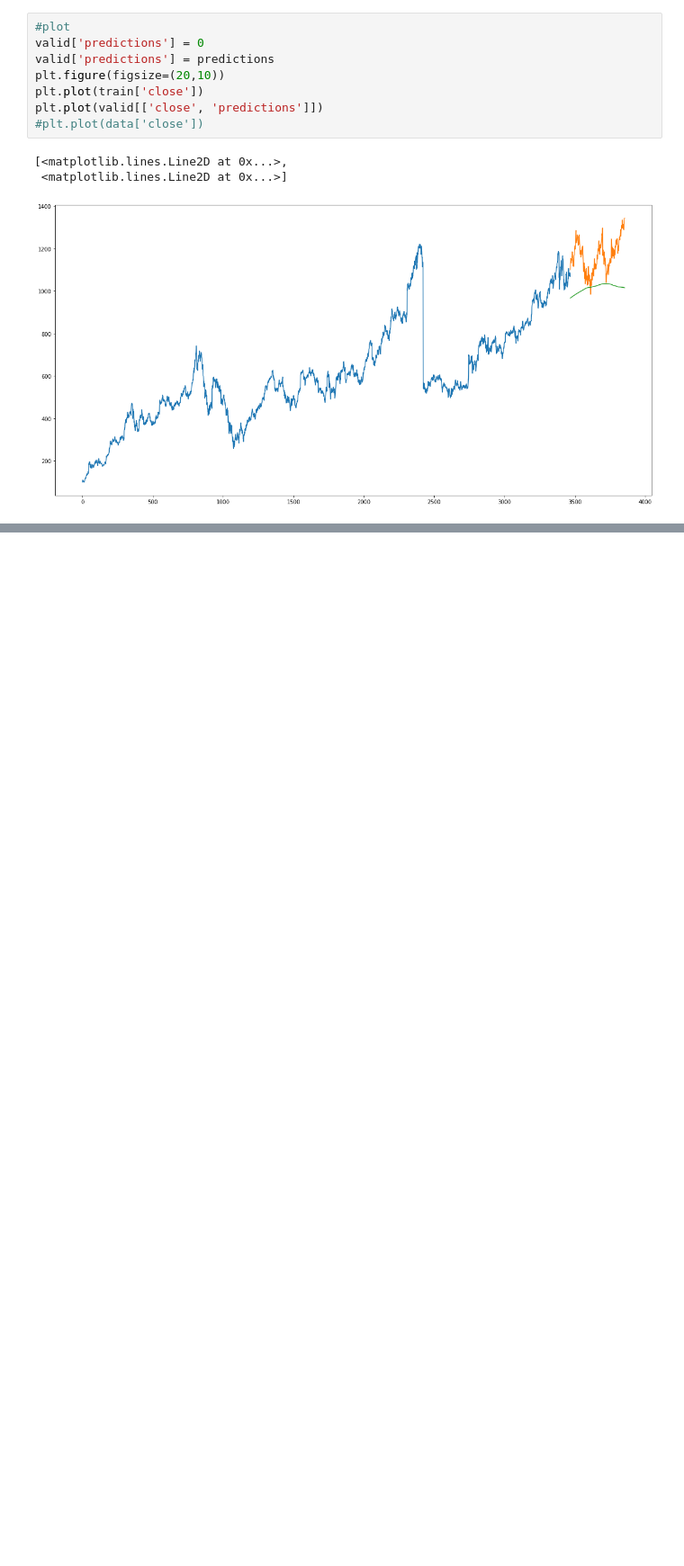
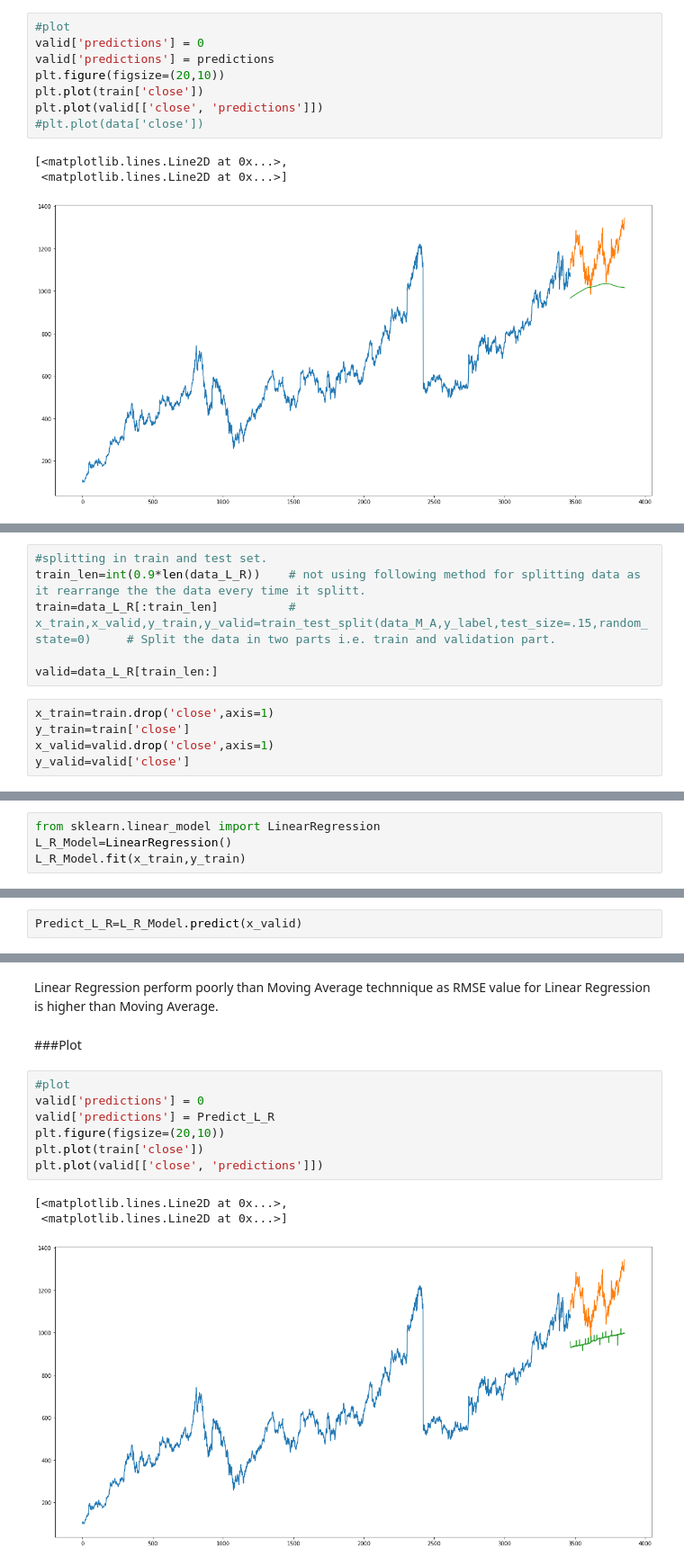
Before and after one commit to Rahullnitp/Alphabet_Inc_Stock_Market_Prediction, a Jupyter notebook: Alphabet_Inc_Stock_Market_Prediction.ipynb, the cells around one changed output, grey strips where cells are left out. Shown: that part at 90% size. Saved outputs shown, nothing was run; the diff lists cells and outputs as text; blank space fills up the shorter version.

Commit message:
Linear_Regression_Prediction_And_Visualization

```diff
--- a/Alphabet_Inc_Stock_Market_Prediction.ipynb
+++ b/Alphabet_Inc_Stock_Market_Prediction.ipynb
@@ -200,0 +305,11 @@ plt.plot(valid[['close', 'predictions']])
+# %%
+#splitting in train and test set.
+train_len=int(0.9*len(data_L_R))    # not using following method for splitting data as it rearrange the the data every time it splitt.
+train=data_L_R[:train_len]          # x_train,x_valid,y_train,y_valid=train_test_split(data_M_A,y_label,test_size=.15,random_state=0)     # Split the data in two parts i.e. train and validation part.
+
+valid=data_L_R[train_len:]
+# %%
+x_train=train.drop('close',axis=1)
+y_train=train['close']
+x_valid=valid.drop('close',axis=1)
+y_valid=valid['close']
@@ -200,0 +318,4 @@ plt.plot(valid[['close', 'predictions']])
+# %%
+from sklearn.linear_model import LinearRegression
+L_R_Model=LinearRegression()
+L_R_Model.fit(x_train,y_train)
@@ -200,0 +326,2 @@ plt.plot(valid[['close', 'predictions']])
+# %%
+Predict_L_R=L_R_Model.predict(x_valid)
@@ -200,0 +338,15 @@ plt.plot(valid[['close', 'predictions']])
+# %% [markdown]
+Linear Regression perform poorly than Moving Average technnique as RMSE value for Linear Regression is higher than Moving Average.
+# %% [markdown]
+###Plot
+# %%
+#plot
+valid['predictions'] = 0
+valid['predictions'] = Predict_L_R
+plt.figure(figsize=(20,10))
+plt.plot(train['close'])
+plt.plot(valid[['close', 'predictions']])
+# %% [output]
+[<matplotlib.lines.Line2D at 0x...>,
+ <matplotlib.lines.Line2D at 0x...>]
+[figure, added]
```
Also changed, not shown: parts of 27 cells of this notebook.
